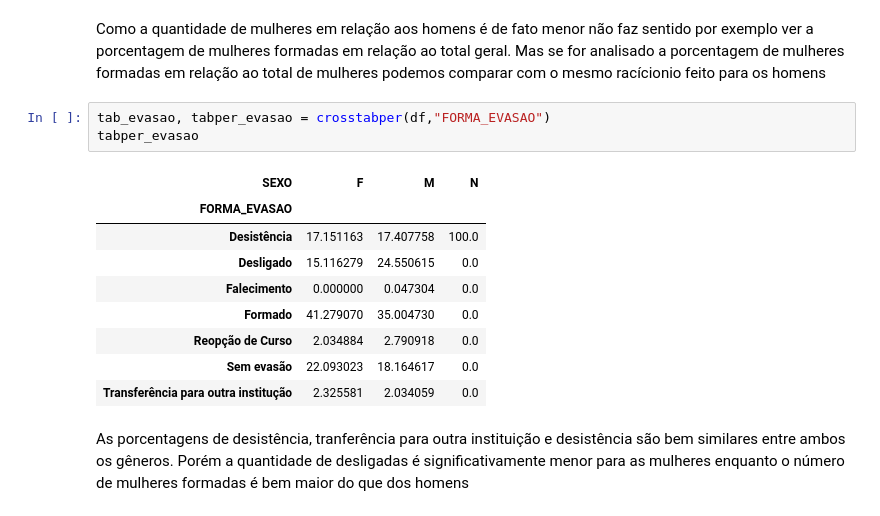
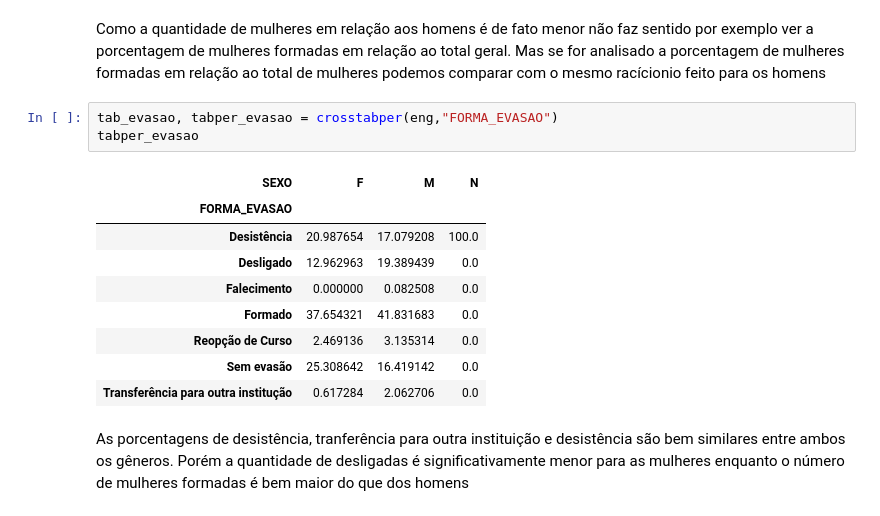
Before and after one commit to ceccoRebeca/mulherescomputacao, a Jupyter notebook: Resumo.ipynb, the cells around one changed output. Saved outputs shown, nothing was run; the diff lists cells and outputs as text.

```diff
--- a/Resumo.ipynb
+++ b/Resumo.ipynb
@@ -233,18 +255,18 @@ Interessante notar que antes da implentação da Lei de Cotas(Lei 12.711 de 2012
 # %% [markdown]
 Como a quantidade de mulheres em relação aos homens é de fato menor não faz sentido por exemplo ver a porcentagem de mulheres formadas em relação ao total geral. Mas se for analisado a porcentagem de mulheres formadas em relação ao total de mulheres podemos comparar com o mesmo racícionio feito para os homens
 # %%
-tab_evasao, tabper_evasao = crosstabper(df,"FORMA_EVASAO")
+tab_evasao, tabper_evasao = crosstabper(eng,"FORMA_EVASAO")
 tabper_evasao
 # %% [output]
 | SEXO | F | M | N |
 | FORMA_EVASAO |  |  |  |
-| Desistência | 17.151163 | 17.407758 | 100.0 |
-| Desligado | 15.116279 | 24.550615 | 0.0 |
-| Falecimento | 0.000000 | 0.047304 | 0.0 |
-| Formado | 41.279070 | 35.004730 | 0.0 |
-| Reopção de Curso | 2.034884 | 2.790918 | 0.0 |
-| Sem evasão | 22.093023 | 18.164617 | 0.0 |
-| Transferência para outra institução | 2.325581 | 2.034059 | 0.0 |
+| Desistência | 20.987654 | 17.079208 | 100.0 |
+| Desligado | 12.962963 | 19.389439 | 0.0 |
+| Falecimento | 0.000000 | 0.082508 | 0.0 |
+| Formado | 37.654321 | 41.831683 | 0.0 |
+| Reopção de Curso | 2.469136 | 3.135314 | 0.0 |
+| Sem evasão | 25.308642 | 16.419142 | 0.0 |
+| Transferência para outra institução | 0.617284 | 2.062706 | 0.0 |
 # %% [markdown]
 As porcentagens de desistência, tranferência para outra instituição e desistência são bem similares entre ambos os gêneros. Porém a quantidade de desligadas é significativamente menor para as mulheres enquanto o número de mulheres formadas é bem maior do que dos homens
 # %%
```
Also changed, not shown: parts of 6 cells of this notebook, 10 other files.
